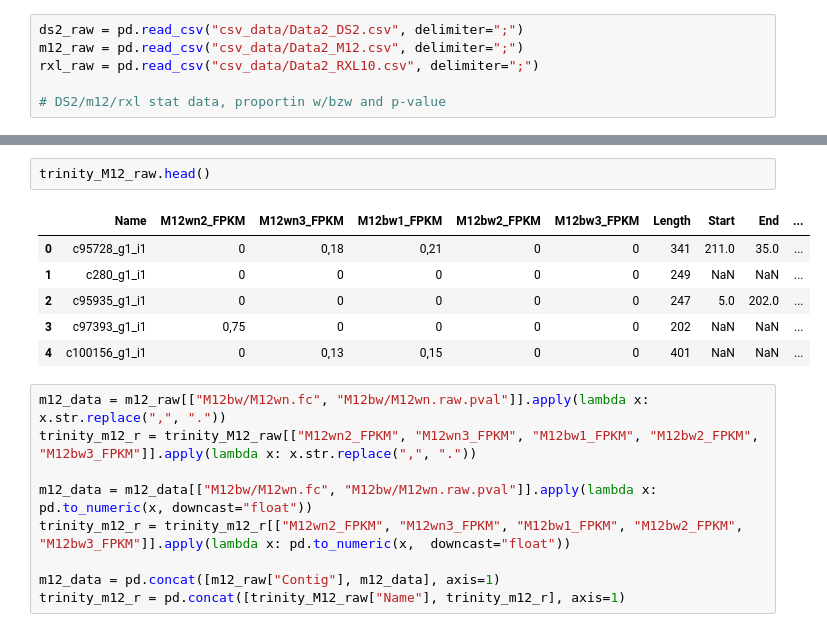
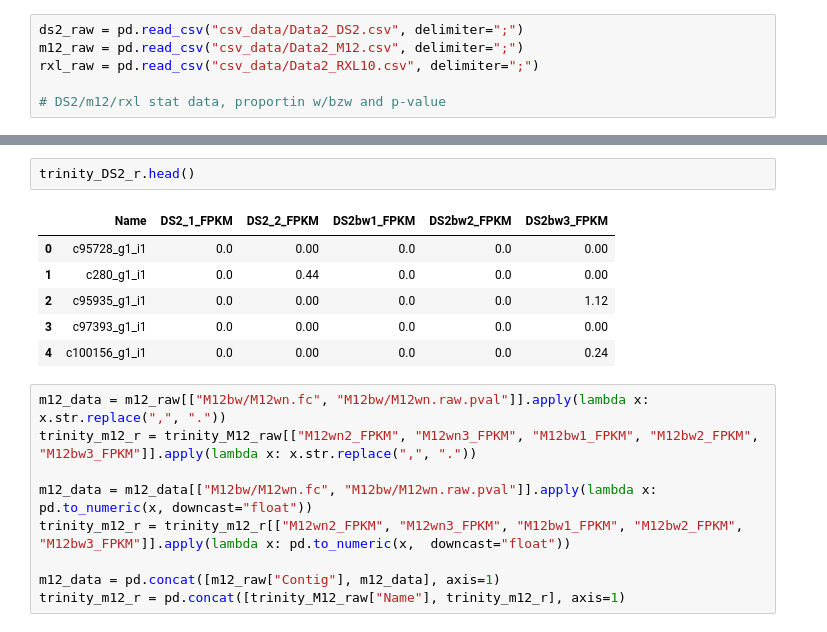
Before and after one commit to Janbinkowski96/transcriptome_analysis, a Jupyter notebook: Analiza DS2.ipynb, the cells around one changed output, grey strips where cells are left out. Cells and saved outputs as stored; diff of their text form.

```diff
--- a/Analiza DS2.ipynb
+++ b/Analiza DS2.ipynb
@@ -42,12 +45,12 @@ m12_raw.head()
 # %%
-trinity_M12_raw.head()
+trinity_DS2_r.head()
 # %% [output]
-|  | Name | M12wn2_FPKM | M12wn3_FPKM | M12bw1_FPKM | M12bw2_FPKM | M12bw3_FPKM | Length | Start | End | ... |
-| 0 | c95728_g1_i1 | 0 | 0,18 | 0,21 | 0 | 0 | 341 | 211.0 | 35.0 | ... |
-| 1 | c280_g1_i1 | 0 | 0 | 0 | 0 | 0 | 249 | NaN | NaN | ... |
-| 2 | c95935_g1_i1 | 0 | 0 | 0 | 0 | 0 | 247 | 5.0 | 202.0 | ... |
-| 3 | c97393_g1_i1 | 0,75 | 0 | 0 | 0 | 0 | 202 | NaN | NaN | ... |
-| 4 | c100156_g1_i1 | 0 | 0,13 | 0,15 | 0 | 0 | 401 | NaN | NaN | ... |
+|  | Name | DS2_1_FPKM | DS2_2_FPKM | DS2bw1_FPKM | DS2bw2_FPKM | DS2bw3_FPKM |
+| 0 | c95728_g1_i1 | 0.0 | 0.00 | 0.0 | 0.0 | 0.00 |
+| 1 | c280_g1_i1 | 0.0 | 0.44 | 0.0 | 0.0 | 0.00 |
+| 2 | c95935_g1_i1 | 0.0 | 0.00 | 0.0 | 0.0 | 1.12 |
+| 3 | c97393_g1_i1 | 0.0 | 0.00 | 0.0 | 0.0 | 0.00 |
+| 4 | c100156_g1_i1 | 0.0 | 0.00 | 0.0 | 0.0 | 0.24 |
 # %%
 m12_data = m12_raw[["M12bw/M12wn.fc", "M12bw/M12wn.raw.pval"]].apply(lambda x: x.str.replace(",", "."))
 trinity_m12_r = trinity_M12_raw[["M12wn2_FPKM", "M12wn3_FPKM", "M12bw1_FPKM", "M12bw2_FPKM", "M12bw3_FPKM"]].apply(lambda x: x.str.replace(",", "."))
```
Also changed, not shown: parts of 45 cells of this notebook.
